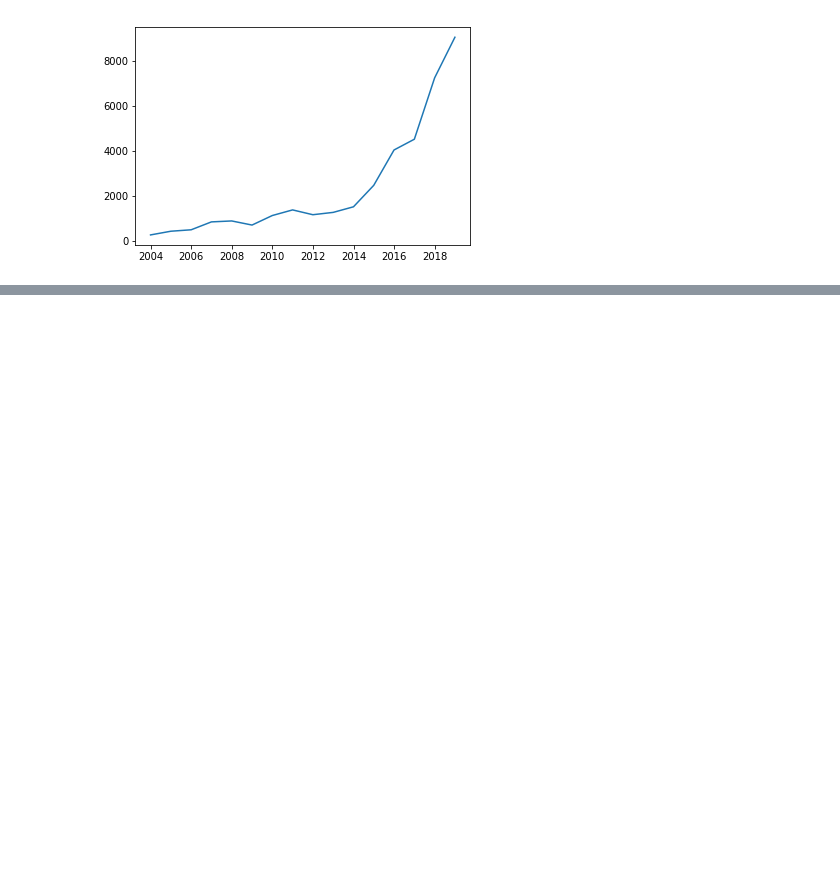
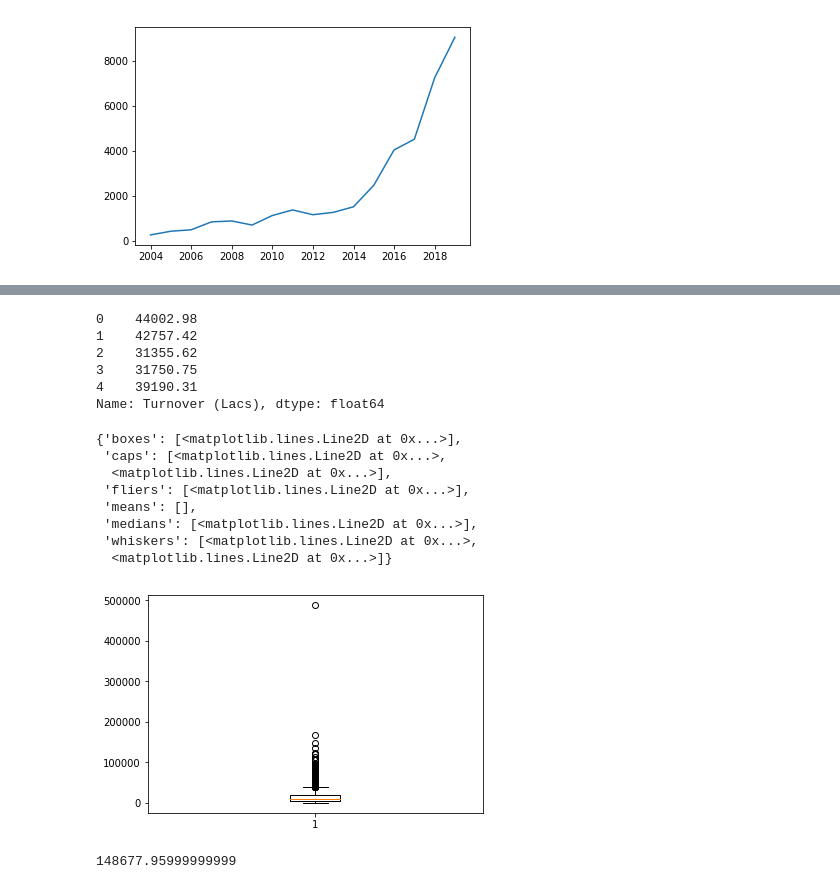
Before and after one commit to anurag19997/Pandas-Practice, a Jupyter notebook: 10minutestopandas.ipynb, the cells around one changed output, grey strips where cells are left out. Cells and saved outputs as stored; diff of their text form; code cells hidden in the pictures; blank space fills up the shorter version.

```diff
--- a/10minutestopandas.ipynb
+++ b/10minutestopandas.ipynb
@@ -380,0 +463,23 @@ plt.plot(turnover_series.Date, turnover_series['Turnover (Lacs)'])
+# %%
+turnover_train_x = df2['Turnover (Lacs)']
+# plt.boxplot(df2)
+turnover_train_x.head()
+# %% [output]
+0    44002.98
+1    42757.42
+2    31355.62
+3    31750.75
+4    39190.31
+Name: Turnover (Lacs), dtype: float64
+# %%
+plt.boxplot(turnover_train_x)
+# %% [output]
+{'boxes': [<matplotlib.lines.Line2D at 0x...>],
+ 'caps': [<matplotlib.lines.Line2D at 0x...>,
+  <matplotlib.lines.Line2D at 0x...>],
+ 'fliers': [<matplotlib.lines.Line2D at 0x...>],
+ 'means': [],
+ 'medians': [<matplotlib.lines.Line2D at 0x...>],
+ 'whiskers': [<matplotlib.lines.Line2D at 0x...>,
+  <matplotlib.lines.Line2D at 0x...>]}
+[figure, added]
@@ -380,0 +489,4 @@ plt.plot(turnover_series.Date, turnover_series['Turnover (Lacs)'])
+# %%
+turnover_train_x.max()
+# %% [output]
+148677.95999999999
```
Also changed, not shown: parts of 14 cells of this notebook.
